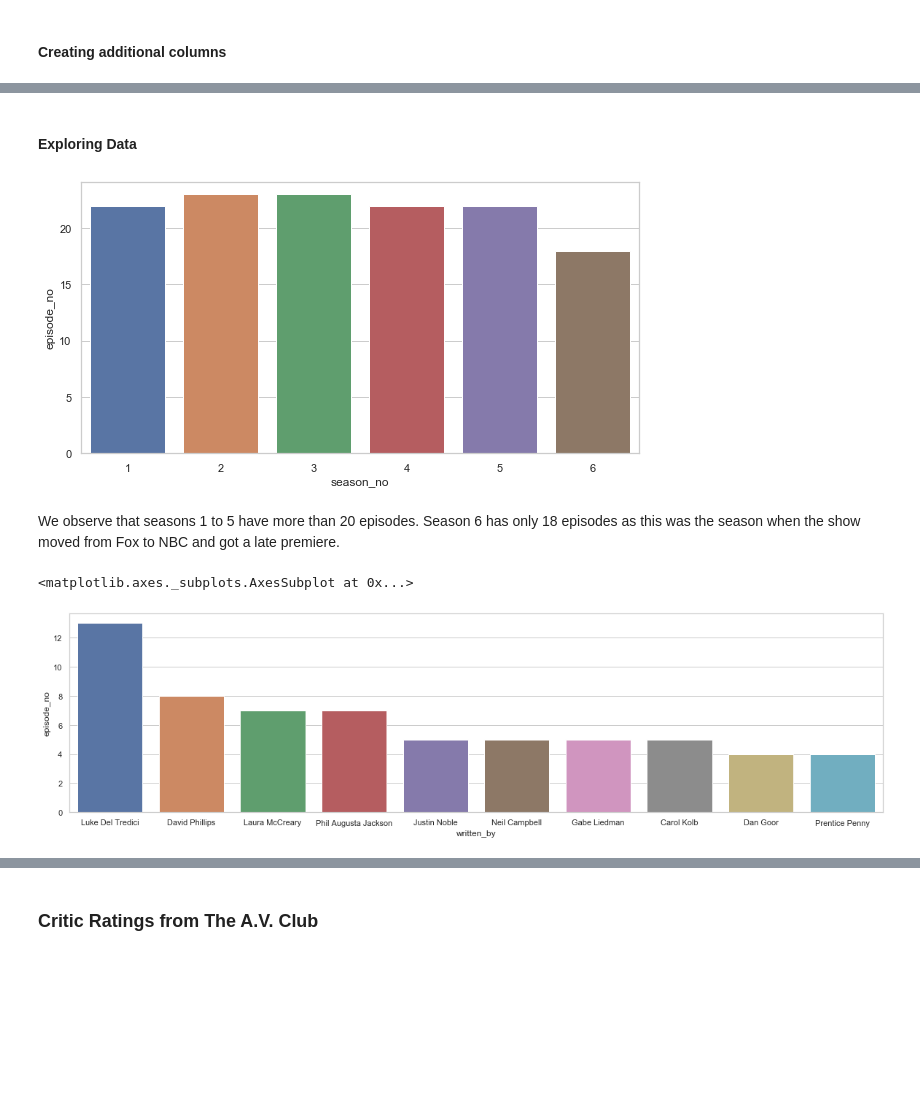
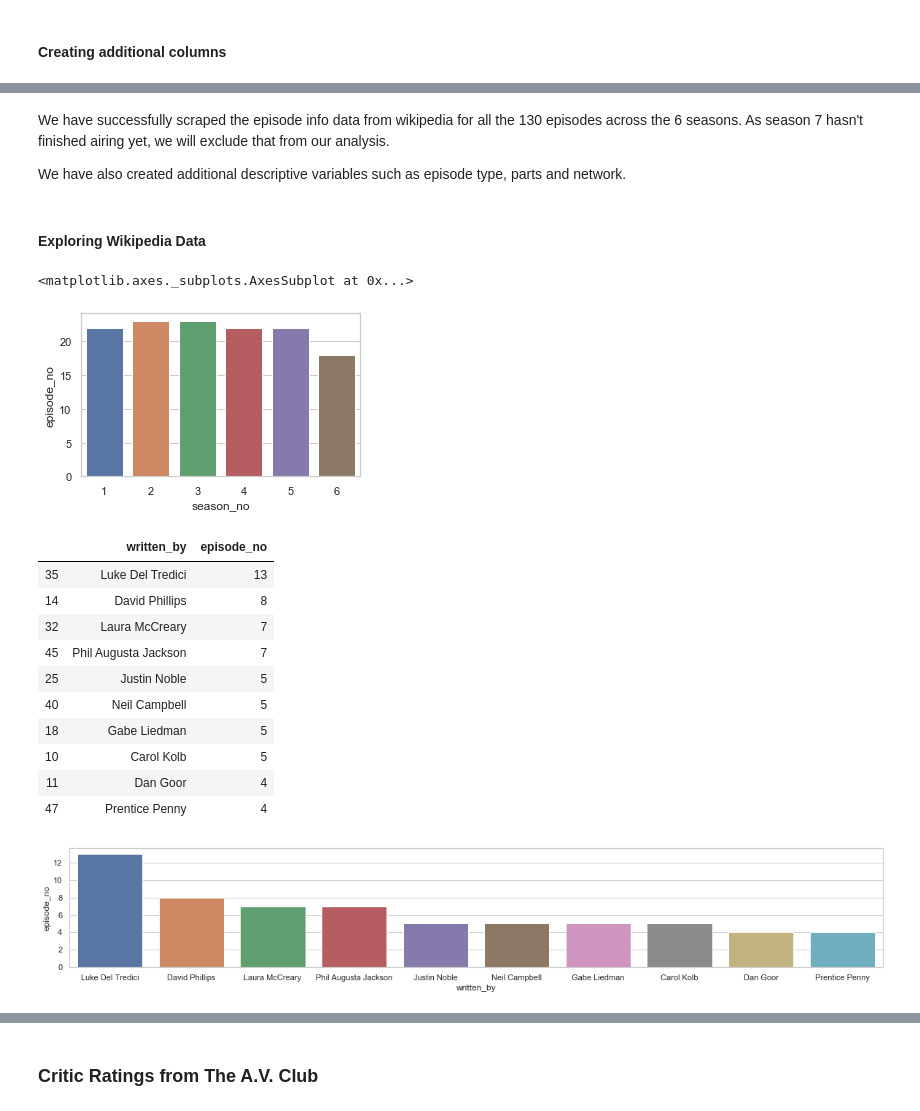
Before and after one commit to jagrutijoshi2603/Python-for-Data-Science-Project, a Jupyter notebook: Project.ipynb, the cells around one changed output, grey strips where cells are left out. Cells and saved outputs as stored; diff of their text form; code cells hidden in the pictures; blank space fills up the shorter version.

Commit message:
Update Project.ipynb
cleaned up plots and comments

```diff
--- a/Project.ipynb
+++ b/Project.ipynb
@@ -113,19 +107,37 @@ wiki_b99
+# %% [markdown]
+We have successfully scraped the episode info data from wikipedia for all the 130 episodes across the 6 seasons. As season 7 hasn't finished airing yet, we will exclude that from our analysis.
+
+We have also created additional descriptive variables such as episode type, parts and network.
 # %% [markdown]
-#### Exploring Data
+#### Exploring Wikipedia Data
 # %%
 # episode count by season
-fig, ax = plt.subplots(1,1,figsize=(10,5))
-ax = sns.barplot(x="season_no", y="episode_no", data=wiki_b99.groupby(['season_no']).count().reset_index())
+fig, ax = plt.subplots(1,1,figsize=(5,3))
+sns.barplot(x="season_no", y="episode_no", data=wiki_b99.groupby(['season_no']).count().reset_index())
+# Seasons 1 to 5 have more than 20 episodes.
+# Season 6 has only 18 episodes as this was the season when the show moved from Fox to NBC and got a late premiere.
 # %% [output]
+<matplotlib.axes._subplots.AxesSubplot at 0x...>
-[figure, old version]
+[figure, new version]
-# %% [markdown]
-We observe that seasons 1 to 5 have more than 20 episodes. Season 6 has only 18 episodes as this was the season when the show moved from Fox to NBC and got a late premiere.
 # %%
 # episode count by writer
-fig, ax = plt.subplots(1,1,figsize=(20,5))
+fig, ax = plt.subplots(1,1,figsize=(20,3))
 sns.barplot(x="written_by", y="episode_no", data=wiki_b99.groupby(['written_by']).count().reset_index().sort_values(by='episode_no',ascending=False).head(10))
+wiki_b99.groupby(['written_by']).count().reset_index().sort_values(by='episode_no',ascending=False).head(10)[['written_by','episode_no']]
+# Writer Luke Del Tredici wrote 10% (13/130) of the episodes.
+# The top 10 writers combined wrote 48% of the episodes.
 # %% [output]
-<matplotlib.axes._subplots.AxesSubplot at 0x...>
+|  | written_by | episode_no |
+| 35 | Luke Del Tredici | 13 |
+| 14 | David Phillips | 8 |
+| 32 | Laura McCreary | 7 |
+| 45 | Phil Augusta Jackson | 7 |
+| 25 | Justin Noble | 5 |
+| 40 | Neil Campbell | 5 |
+| 18 | Gabe Liedman | 5 |
+| 10 | Carol Kolb | 5 |
+| 11 | Dan Goor | 4 |
+| 47 | Prentice Penny | 4 |
-[figure, old version]
+[figure, new version]
 # %%
 # episode count by director
```
Also changed, not shown: parts of 76 cells of this notebook.
